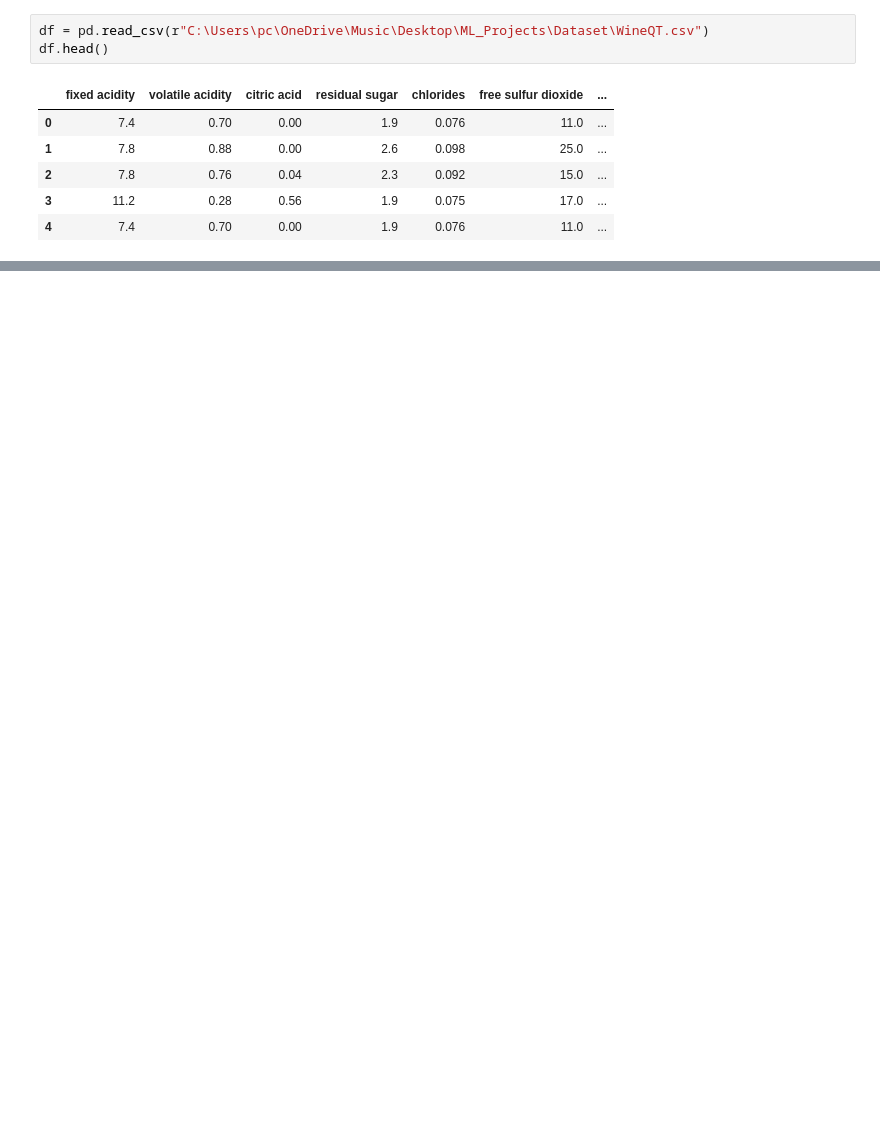
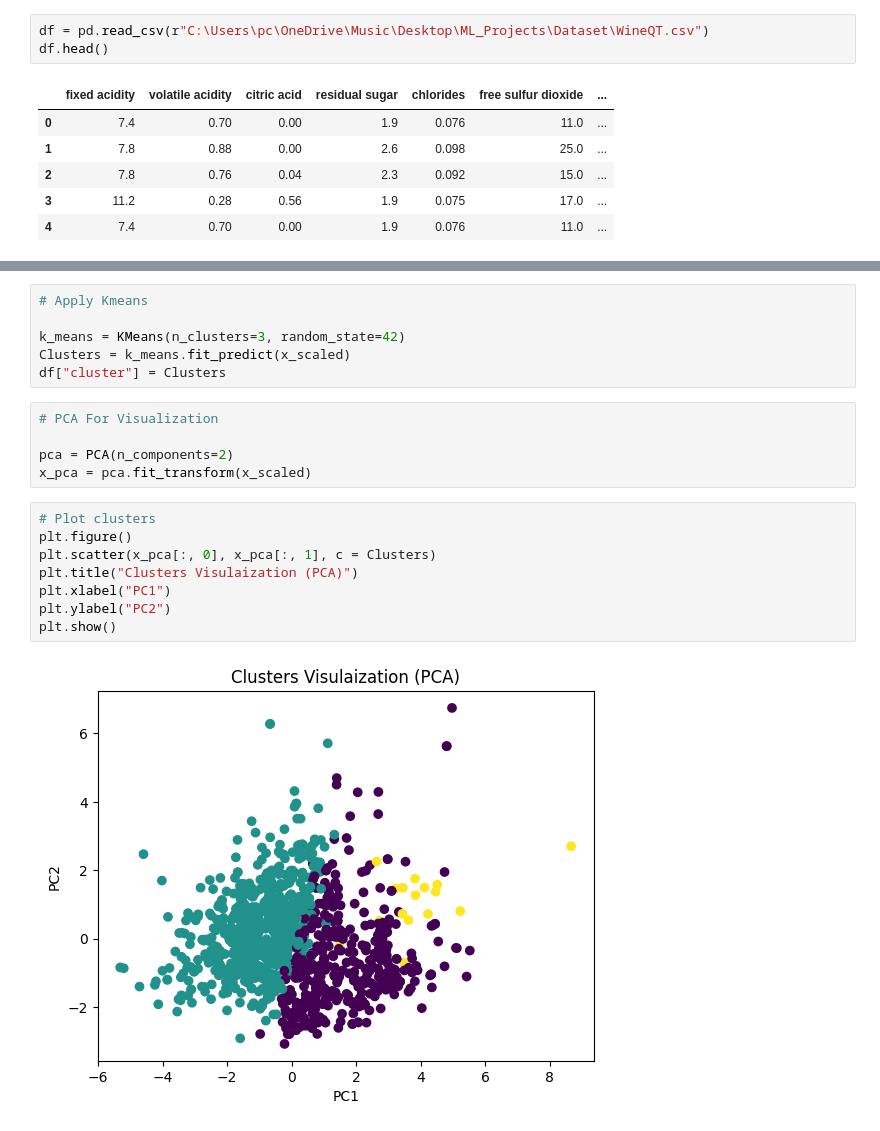
Before and after one commit to sameerrajbhar7-collab/WineQT, a Jupyter notebook: WineQT.ipynb, the cells around one changed output, grey strips where cells are left out. Saved outputs shown, nothing was run; the diff lists cells and outputs as text; blank space fills up the shorter version.

```diff
--- a/WineQT.ipynb
+++ b/WineQT.ipynb
@@ -12,0 +52,21 @@ df.head()
+# %%
+# Apply Kmeans
+
+k_means = KMeans(n_clusters=3, random_state=42)
+Clusters = k_means.fit_predict(x_scaled)
+df["cluster"] = Clusters
+# %%
+# PCA For Visualization
+
+pca = PCA(n_components=2)
+x_pca = pca.fit_transform(x_scaled)
+# %%
+# Plot clusters
+plt.figure()
+plt.scatter(x_pca[:, 0], x_pca[:, 1], c = Clusters)
+plt.title("Clusters Visulaization (PCA)")
+plt.xlabel("PC1")
+plt.ylabel("PC2")
+plt.show()
+# %% [output]
+[figure, added]
```
Also changed, not shown: parts of 5 cells of this notebook.
